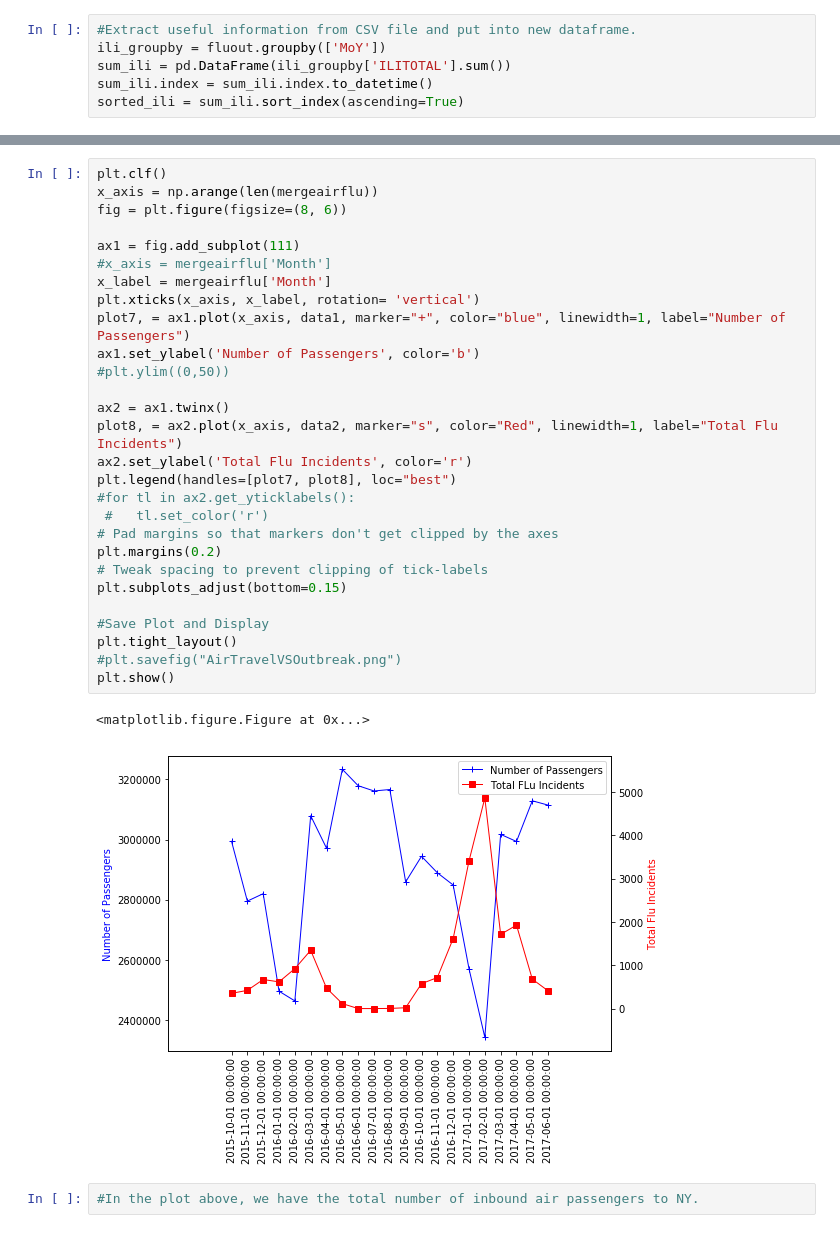
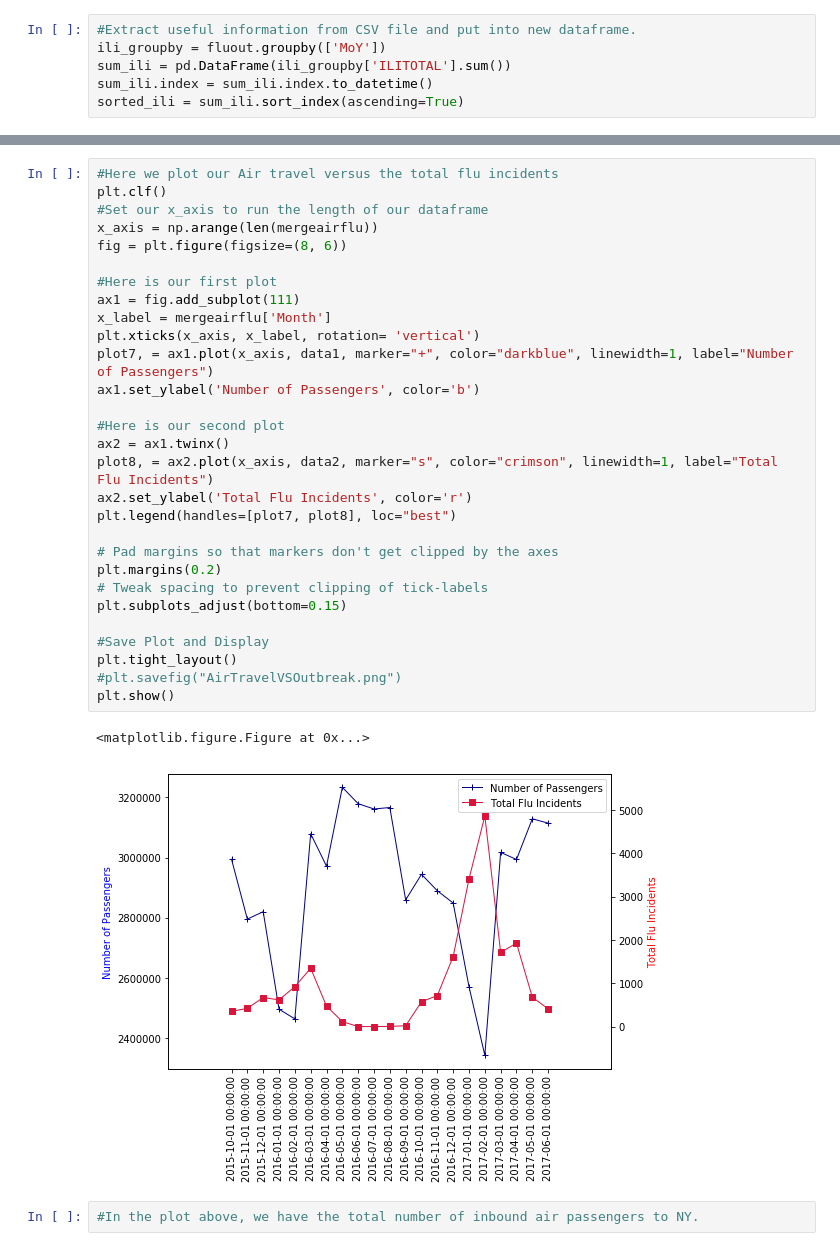
Before and after one commit to giolee88/FluTracker, a Jupyter notebook: Code/Flutracker_Plots.ipynb, the cells around one changed output, grey strips where cells are left out. Drawn from its saved outputs; the diff is of its cells as text.

Commit message:
changes to code and images

```diff
--- a/Code/Flutracker_Plots.ipynb
+++ b/Code/Flutracker_Plots.ipynb
@@ -426,33 +401,34 @@ dtype: object
 # %%
+#Here we plot our Air travel versus the total flu incidents
 plt.clf()
+#Set our x_axis to run the length of our dataframe
 x_axis = np.arange(len(mergeairflu))
 fig = plt.figure(figsize=(8, 6))
 
+#Here is our first plot
 ax1 = fig.add_subplot(111)
-#x_axis = mergeairflu['Month']
 x_label = mergeairflu['Month']
 plt.xticks(x_axis, x_label, rotation= 'vertical')
-plot7, = ax1.plot(x_axis, data1, marker="+", color="blue", linewidth=1, label="Number of Passengers")
+plot7, = ax1.plot(x_axis, data1, marker="+", color="darkblue", linewidth=1, label="Number of Passengers")
 ax1.set_ylabel('Number of Passengers', color='b')
-#plt.ylim((0,50))
 
+#Here is our second plot
 ax2 = ax1.twinx()
-plot8, = ax2.plot(x_axis, data2, marker="s", color="Red", linewidth=1, label="Total Flu Incidents")
+plot8, = ax2.plot(x_axis, data2, marker="s", color="crimson", linewidth=1, label="Total Flu Incidents")
 ax2.set_ylabel('Total Flu Incidents', color='r')
 plt.legend(handles=[plot7, plot8], loc="best")
-#for tl in ax2.get_yticklabels():
- #   tl.set_color('r')
+
 # Pad margins so that markers don't get clipped by the axes
 plt.margins(0.2)
 # Tweak spacing to prevent clipping of tick-labels
 plt.subplots_adjust(bottom=0.15)
 
 #Save Plot and Display
 plt.tight_layout()
 #plt.savefig("AirTravelVSOutbreak.png")
 plt.show()
 # %% [output]
 <matplotlib.figure.Figure at 0x...>
-[figure, old version]
+[figure, new version]
 # %%
 #In the plot above, we have the total number of inbound air passengers to NY.
```
Also changed, not shown: parts of 32 cells of this notebook, 1 other file.
